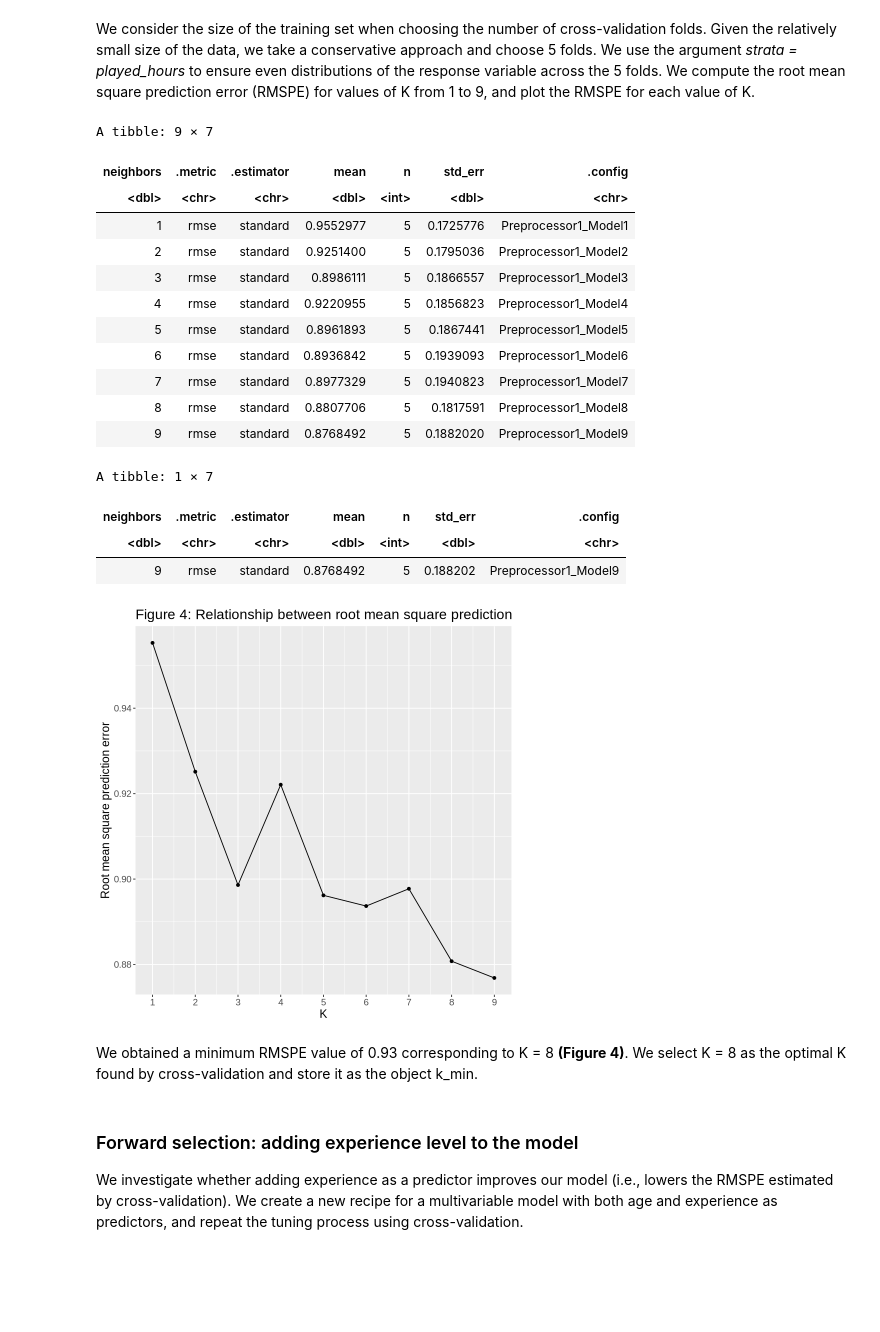
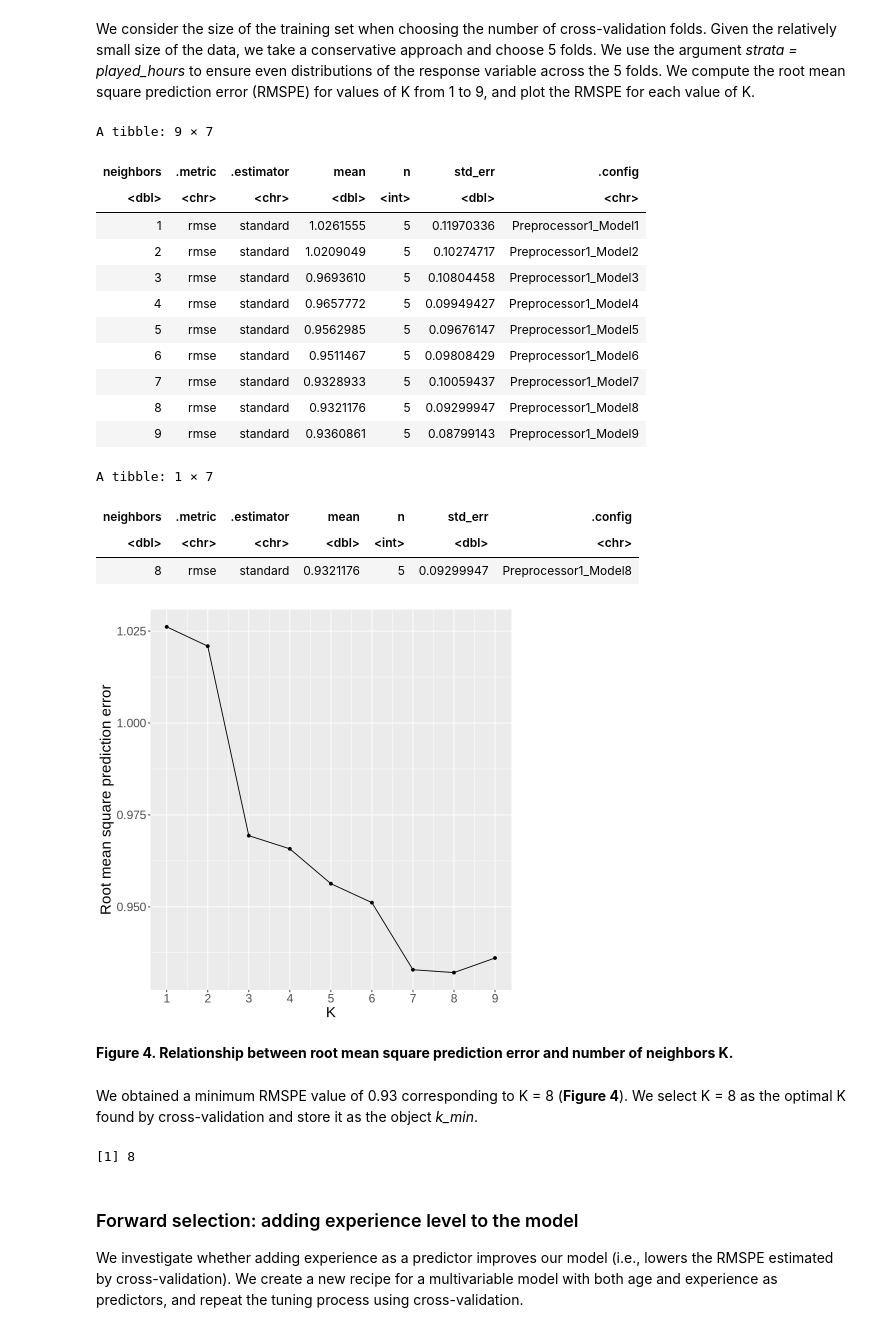
Before and after one commit to Sen550/dsci100-project, a Jupyter notebook: final_projectreport.ipynb, the cells around one changed output. Cells and saved outputs as stored; diff of their text form; code cells hidden in the pictures; blank space fills up the shorter version.

```diff
--- a/final_projectreport.ipynb
+++ b/final_projectreport.ipynb
@@ -288,0 +272,7 @@ First, we split the players data into training and testing sets using a 70/30 sp
+# %%
+# Select variables of interest, remove outliers
+players_final <- transformed_players |>
+select(played_hours, age, experience_num) |>
+    filter(age <= 90 & played_hours <= 6)
+
+head(players_final)
@@ -298,7 +302,7 @@ set.seed(234)
 options(repr.plot.width = 7, repr.plot.height = 7)
 
 # split the data: 70 training / 30 testing
-players_split <- initial_split(selected_transformed_players, prop = 0.70, strata = played_hours)
+players_split <- initial_split(players_final, prop = 0.70, strata = played_hours)
 players_training <- training(players_split)
 players_testing <- testing(players_split)
 # %% [markdown]
@@ -312,7 +316,7 @@ players_spec <- nearest_neighbor(weight_func = "rectangular", neighbors = tune()
     set_mode("regression")
 
 # Recipe
-players_recipe <- recipe(played_hours ~ age, data = selected_transformed_players) |>
+players_recipe <- recipe(played_hours ~ age, data = players_final) |>
     step_scale(all_predictors()) |>
     step_center(all_predictors())
 
@@ -359,51 +363,58 @@ players_results <- players_workflow |>
 players_results
 
 rmspe <- players_results |>
     # filter(.metric == "rmse") |>
     select(neighbors, mean)
 
 # Plot RMSPE vs K
 rmspe_plot <- rmspe |>
     ggplot(aes(x = neighbors, y = mean)) +
     geom_point() +
     geom_line() +
     labs(x = "K",
          y = "Root mean square prediction error",
-        title = "Figure 4: Relationship between root mean square prediction error and number of neighbors K") +
-    theme(text = element_text(size=14)) +
+        # title = "Figure 4: Relationship between root mean square prediction error and number of neighbors K"
+        ) +
+    theme(text = element_text(size = 18)) +
     scale_x_continuous(breaks = seq(1,9, by = 1), limits = c(1,9))
 
 rmspe_plot
 
 # Extract minimum RMSPE
 players_min <- players_results |>
     filter(.metric == "rmse") |>
     slice_min(order_by = mean, n = 1)
 
 players_min
-
-k_min <- players_min |>
-    pull(neighbors)
 # %% [output]
 A tibble: 9 × 7
 | neighbors | .metric | .estimator | mean | n | std_err | .config |
 | <dbl> | <chr> | <chr> | <dbl> | <int> | <dbl> | <chr> |
-| 1 | rmse | standard | 0.9552977 | 5 | 0.1725776 | Preprocessor1_Model1 |
-| 2 | rmse | standard | 0.9251400 | 5 | 0.1795036 | Preprocessor1_Model2 |
-| 3 | rmse | standard | 0.8986111 | 5 | 0.1866557 | Preprocessor1_Model3 |
-| 4 | rmse | standard | 0.9220955 | 5 | 0.1856823 | Preprocessor1_Model4 |
-| 5 | rmse | standard | 0.8961893 | 5 | 0.1867441 | Preprocessor1_Model5 |
-| 6 | rmse | standard | 0.8936842 | 5 | 0.1939093 | Preprocessor1_Model6 |
-| 7 | rmse | standard | 0.8977329 | 5 | 0.1940823 | Preprocessor1_Model7 |
-| 8 | rmse | standard | 0.8807706 | 5 | 0.1817591 | Preprocessor1_Model8 |
-| 9 | rmse | standard | 0.8768492 | 5 | 0.1882020 | Preprocessor1_Model9 |
+| 1 | rmse | standard | 1.0261555 | 5 | 0.11970336 | Preprocessor1_Model1 |
+| 2 | rmse | standard | 1.0209049 | 5 | 0.10274717 | Preprocessor1_Model2 |
+| 3 | rmse | standard | 0.9693610 | 5 | 0.10804458 | Preprocessor1_Model3 |
+| 4 | rmse | standard | 0.9657772 | 5 | 0.09949427 | Preprocessor1_Model4 |
+| 5 | rmse | standard | 0.9562985 | 5 | 0.09676147 | Preprocessor1_Model5 |
+| 6 | rmse | standard | 0.9511467 | 5 | 0.09808429 | Preprocessor1_Model6 |
+| 7 | rmse | standard | 0.9328933 | 5 | 0.10059437 | Preprocessor1_Model7 |
+| 8 | rmse | standard | 0.9321176 | 5 | 0.09299947 | Preprocessor1_Model8 |
+| 9 | rmse | standard | 0.9360861 | 5 | 0.08799143 | Preprocessor1_Model9 |
 A tibble: 1 × 7
 | neighbors | .metric | .estimator | mean | n | std_err | .config |
 | <dbl> | <chr> | <chr> | <dbl> | <int> | <dbl> | <chr> |
-| 9 | rmse | standard | 0.8768492 | 5 | 0.188202 | Preprocessor1_Model9 |
+| 8 | rmse | standard | 0.9321176 | 5 | 0.09299947 | Preprocessor1_Model8 |
-[figure, old version]
+[figure, new version]
+# %% [markdown]
+**Figure 4. Relationship between root mean square prediction error and number of neighbors K.**
 # %% [markdown]
-We obtained a minimum RMSPE value of 0.93 corresponding to K = 8 **(Figure 4)**. We select K = 8 as the optimal K found by cross-validation and store it as the object k_min.
+We obtained a minimum RMSPE value of 0.93 corresponding to K = 8 (**Figure 4**). We select K = 8 as the optimal K found by cross-validation and store it as the object *k_min*.
+# %%
+# Create object for optimal K
+k_min <- players_min |>
+    pull(neighbors)
+k_min
+# %% [output]
+[1] 8
 # %% [markdown]
 ### Forward selection: adding experience level to the model
 
```
Also changed, not shown: parts of 15 cells of this notebook.
